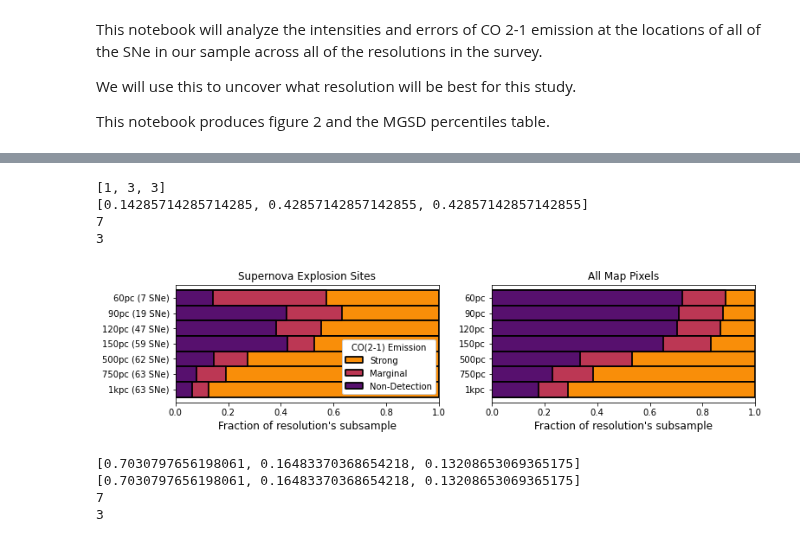
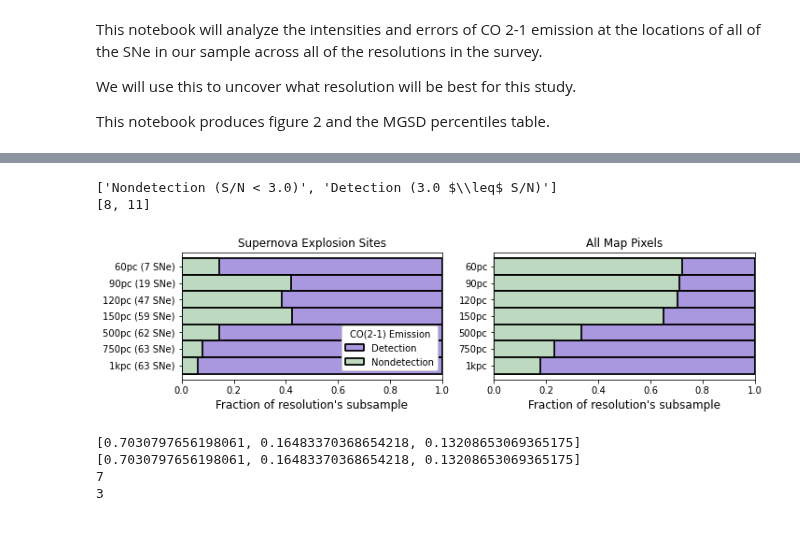
Before and after one commit to NessMayker/SNeCO, a Jupyter notebook: Code/3.1_Figure_2-Do_we_see_gas_at_supernova_locations.ipynb, the cells around one changed output, grey strips where cells are left out. Cells and saved outputs as stored; diff of their text form; code cells hidden in the pictures.

Commit message:
removed Moderate category from detections plot

```diff
--- a/Code/3.1_Figure_2-Do_we_see_gas_at_supernova_locations.ipynb
+++ b/Code/3.1_Figure_2-Do_we_see_gas_at_supernova_locations.ipynb
@@ -60,30 +52,27 @@ for i in range(len(database["SN_name"])):
 import matplotlib.pyplot as plt
 %matplotlib inline
 
-def setupBar(low, high, resArray, resStr, flagArr):
+def setupBar(low, resArray, resStr, flagArr):
     '''
     set up figure 2 barplot.
 
     '''
-    lowStr = "No or Weak Detection (S/N < " + str(low) + ")"
-    midStr = "Moderate Detection (" + str(low) + " $\leq$ S/N < " + str(high) + ")"
-    upStr  = "Strong Detection (" + str(high) + " $\leq$ S/N)"
+    lowStr = "Nondetection (S/N < " + str(low) + ")"
+    upStr  = "Detection (" + str(low) + " $\leq$ S/N)"
 
-    x = [lowStr, midStr, upStr]
+    x = [lowStr, upStr]
     x_pos = [i for i, _ in enumerate(x)]
 
-    lowCtr, midCtr, upCtr = 0,0,0
+    lowCtr, upCtr = 0,0
 
     for i in range(len(resArray)):
         if(flagArr[i] == True):
             if resArray[i] < low:
                 lowCtr += 1
-            elif resArray[i] > low and resArray[i] < high:
-                midCtr += 1
-            elif resArray[i] > high:
+            elif resArray[i] >= low:
                 upCtr += 1
 
-    bars = [lowCtr, midCtr, upCtr]
+    bars = [lowCtr, upCtr]
 
     return(x, x_pos, bars)
 # %%
@@ -153,20 +142,17 @@ import seaborn as sns
 
 counts, normVals = [],[]
 resolutions = ['60pc (7 SNe)', '90pc (19 SNe)', "120pc (47 SNe)", "150pc (59 SNe)", "500pc (62 SNe)", "750pc (63 SNe)", "1kpc (63 SNe)"]
-classifications = ["Weak/Non-Detection", "Moderate", "Strong"]
+classifications = ["Nondetection", "Detection"]
 barcounts = [bar60, bar90, bar120, bar150, bar500, bar750, bar1000]
-
+print(x60)
+print(bar90)
 for i in range(len(resolutions)):
     numWeak   = barcounts[i][0]
     numMod    = barcounts[i][1]
-    numStrong = barcounts[i][2]
-    sumNum    = numWeak + numMod + numStrong
-    counts.append([numWeak, numMod, numStrong])
-    normVals.append([numWeak/sumNum, numMod/sumNum, numStrong/sumNum])
-print(counts[0])
-print(normVals[0])
-print(len(resolutions))
-print(len(classifications))
+    sumNum    = numWeak + numMod
+    counts.append([numWeak, numMod])
+    normVals.append([numWeak/sumNum, numMod/sumNum])
+
 
 indRes, indClass, indNorm, indSum = [],[],[],[]
 for i in range(len(resolutions)):
@@ -179,54 +165,51 @@ for i in range(len(resolutions)):
         indSum.append(sum)
 
 
-f, ax = plt.subplots(nrows = 1, ncols = 2, figsize = (12,2.5))
-sns.histplot(y=indRes, hue=indClass, weights = indSum, multiple="stack", discrete = True, fill=True, palette="inferno", alpha = 1.0,legend=None, ax=ax[0])
+f, ax = plt.subplots(nrows = 1, ncols = 2, figsize = (11,2.5))
+sns.histplot(y=indRes, hue=indClass, weights = indSum, multiple="stack", discrete = True, fill=True, palette=[green, purple], alpha = 1,legend=None, ax=ax[0])
 ax[0].set_xlabel("Fraction of resolution's subsample", fontsize = 12)
 ax[0].set_xlim(0,1.0)
 ax[0].set_title("Supernova Explosion Sites")
 # ax[0].legend(labels=["Strong", "Moderate", "Weak/Non-Detection"],framealpha=1, borderaxespad = 1, borderpad = 0.4,title="CO(2-1) Emission")
 
 allPixBarCounts = [[0.7225745935322494, 0.16582436155313618, 0.1116010449146144],[0.709862625761676, 0.16617325695966084, 0.12396411727866319],[0.7030797656198061, 0.16483370368654218, 0.13208653069365175],[0.650282301428791, 0.18230903753517524, 0.16740866103603386],[0.33570131204953363, 0.19528065871809588, 0.46901802923237046],[0.2300366615297458, 0.15399188823943524, 0.6159714502308189],[0.17725459314299602, 0.11364070378138234, 0.7091047030756217]]
 # Assign counts per day per type for multi colored bar plot
 
 counts, normVals = [],[]
 resolutions = ['60pc', '90pc', "120pc", "150pc", "500pc", "750pc", "1kpc"]
-classifications = ["Weak/Non-Detection", "Moderate", "Strong"]
+classifications = ["Nondetection", "Detection"]
 
 for i in range(len(resolutions)):
     numWeak   = allPixBarCounts[i][0]
-    numMod    = allPixBarCounts[i][1]
-    numStrong = allPixBarCounts[i][2]
-    sumNum    = numWeak + numMod + numStrong
-    counts.append([numWeak, numMod, numStrong])
-    normVals.append([numWeak/sumNum, numMod/sumNum, numStrong/sumNum])
+    numMod    = allPixBarCounts[i][2] + allPixBarCounts[i][1]
+    sumNum    = numWeak + numMod
+    counts.append([numWeak, numMod])
+    normVals.append([numWeak/sumNum, numMod/sumNum])
 
 indRes, indClass, indNorm, indSum = [],[],[],[]
 for i in range(len(resolutions)):
     sum = 0
     for j in range(len(classifications)):
         indRes.append(resolutions[i])
         indClass.append(classifications[j])
         indNorm.append(normVals[i][j])
         sum += normVals[i][j]
         indSum.append(sum)
 
 
-sns.histplot(y=indRes, hue=indClass, weights = indSum, multiple="stack", discrete = True, fill=True, palette="inferno", alpha = 1.0,legend=None, ax=ax[1])
+sns.histplot(y=indRes, hue=indClass, weights = indSum, multiple="stack", discrete = True, fill=True, palette=[green, purple], alpha = 1,legend=None, ax=ax[1])
 ax[1].set_title("All Map Pixels")
 ax[1].set_xlabel("Fraction of resolution's subsample", fontsize = 12)
 ax[1].set_xlim(0,1.0)
 axbox = ax[0].get_position()
 
-ax[0].legend(labels=["Strong", "Marginal", "Non-Detection"],framealpha=1, loc="lower right",borderaxespad = 1.0, borderpad = 0.4,title="CO(2-1) Emission",bbox_to_anchor=[axbox.x0+2.54*axbox.width, axbox.y0-0.13])
+ax[0].legend(labels=["Detection", "Nondetection"],framealpha=1, loc="lower right",borderaxespad = 1.0, borderpad = 0.4,title="CO(2-1) Emission",bbox_to_anchor=[axbox.x0+2.54*axbox.width, axbox.y0-0.13])
 
 f.savefig("../Figures/HorizontalBarPlot.png", bbox_inches = "tight", dpi = 300)
 # %% [output]
-[1, 3, 3]
-[0.14285714285714285, 0.42857142857142855, 0.42857142857142855]
-7
-3
+['Nondetection (S/N < 3.0)', 'Detection (3.0 $\\leq$ S/N)']
+[8, 11]
-[figure, old version]
+[figure, new version]
 # %%
 allPixBarCounts = [[0.7225745935322494, 0.16582436155313618, 0.1116010449146144],[0.709862625761676, 0.16617325695966084, 0.12396411727866319],[0.7030797656198061, 0.16483370368654218, 0.13208653069365175],[0.650282301428791, 0.18230903753517524, 0.16740866103603386],[0.33570131204953363, 0.19528065871809588, 0.46901802923237046],[0.2300366615297458, 0.15399188823943524, 0.6159714502308189],[0.17725459314299602, 0.11364070378138234, 0.7091047030756217]]
 # Assign counts per day per type for multi colored bar plot
```
Also changed, not shown: parts of 5 cells of this notebook, 10 other files.
